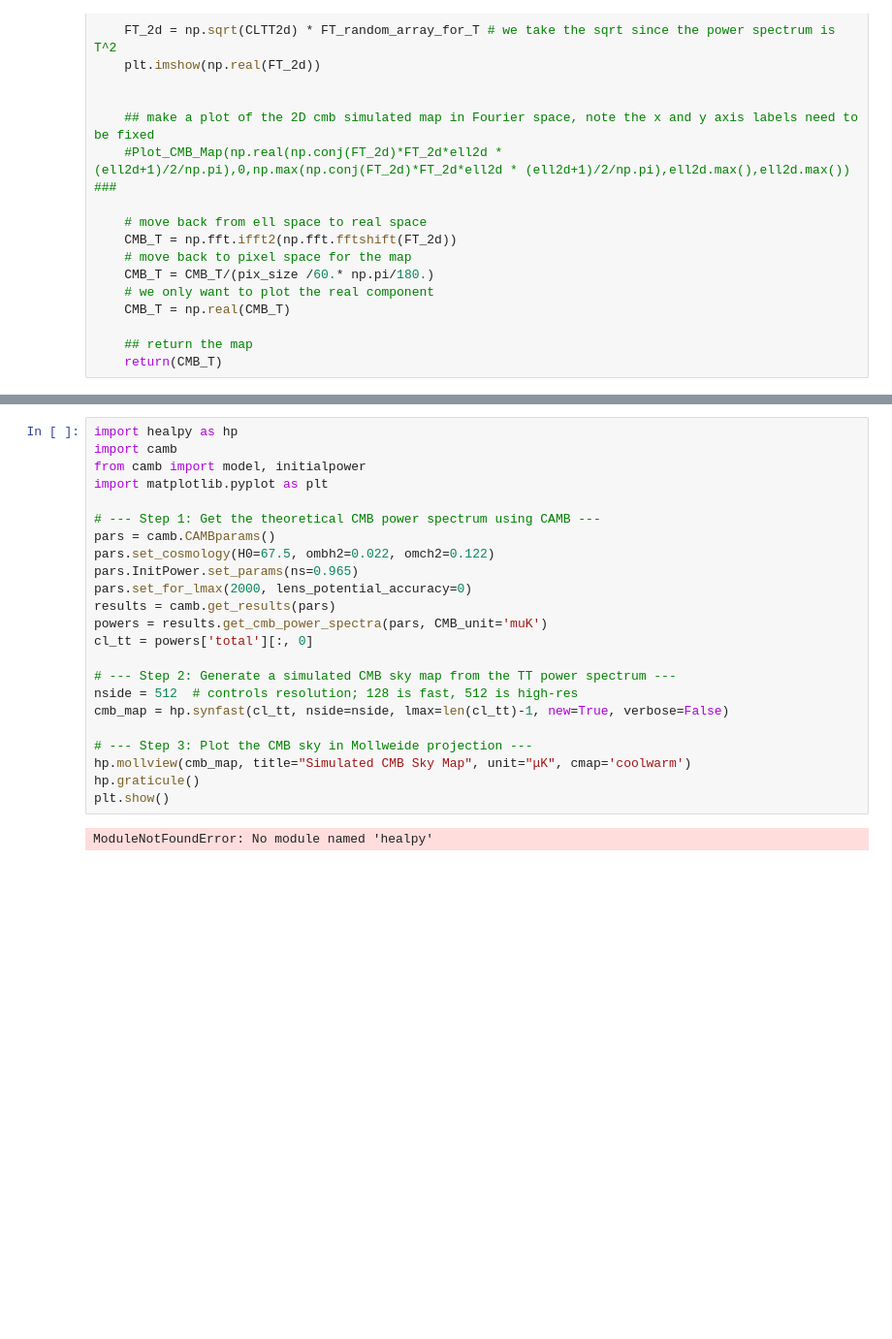
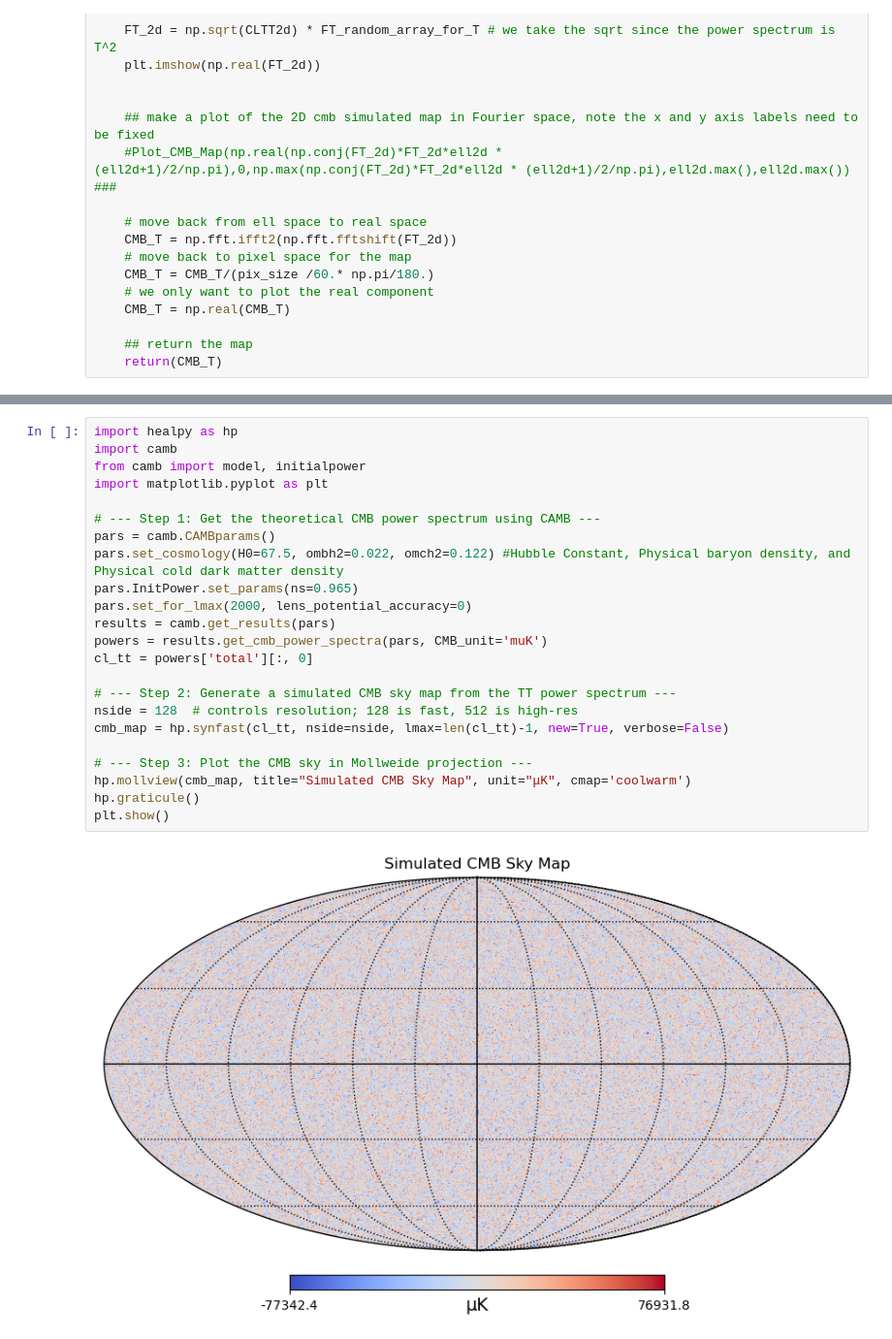
Before and after one commit to Astronomygirl/AST-322---Cosmology, a Jupyter notebook: CMB_env.ipynb, the cells around one changed output, grey strips where cells are left out. Shown at 97% size. Cells and saved outputs as stored; diff of their text form; blank space fills up the shorter version.

```diff
--- a/CMB_env.ipynb
+++ b/CMB_env.ipynb
@@ -120,25 +119,25 @@ map mean: 13.290331203842035 map rms: 104.66261098868846
 # %%
 import healpy as hp
 import camb
 from camb import model, initialpower
 import matplotlib.pyplot as plt
 
 # --- Step 1: Get the theoretical CMB power spectrum using CAMB ---
 pars = camb.CAMBparams()
-pars.set_cosmology(H0=67.5, ombh2=0.022, omch2=0.122)
+pars.set_cosmology(H0=67.5, ombh2=0.022, omch2=0.122) #Hubble Constant, Physical baryon density, and Physical cold dark matter density
 pars.InitPower.set_params(ns=0.965)
 pars.set_for_lmax(2000, lens_potential_accuracy=0)
 results = camb.get_results(pars)
 powers = results.get_cmb_power_spectra(pars, CMB_unit='muK')
 cl_tt = powers['total'][:, 0]
 
 # --- Step 2: Generate a simulated CMB sky map from the TT power spectrum ---
-nside = 512  # controls resolution; 128 is fast, 512 is high-res
+nside = 128  # controls resolution; 128 is fast, 512 is high-res
 cmb_map = hp.synfast(cl_tt, nside=nside, lmax=len(cl_tt)-1, new=True, verbose=False)
 
 # --- Step 3: Plot the CMB sky in Mollweide projection ---
 hp.mollview(cmb_map, title="Simulated CMB Sky Map", unit="μK", cmap='coolwarm')
 hp.graticule()
 plt.show()
 # %% [output]
-ModuleNotFoundError: No module named 'healpy'
+[figure, added]
```
Also changed, not shown: parts of 3 cells of this notebook.
